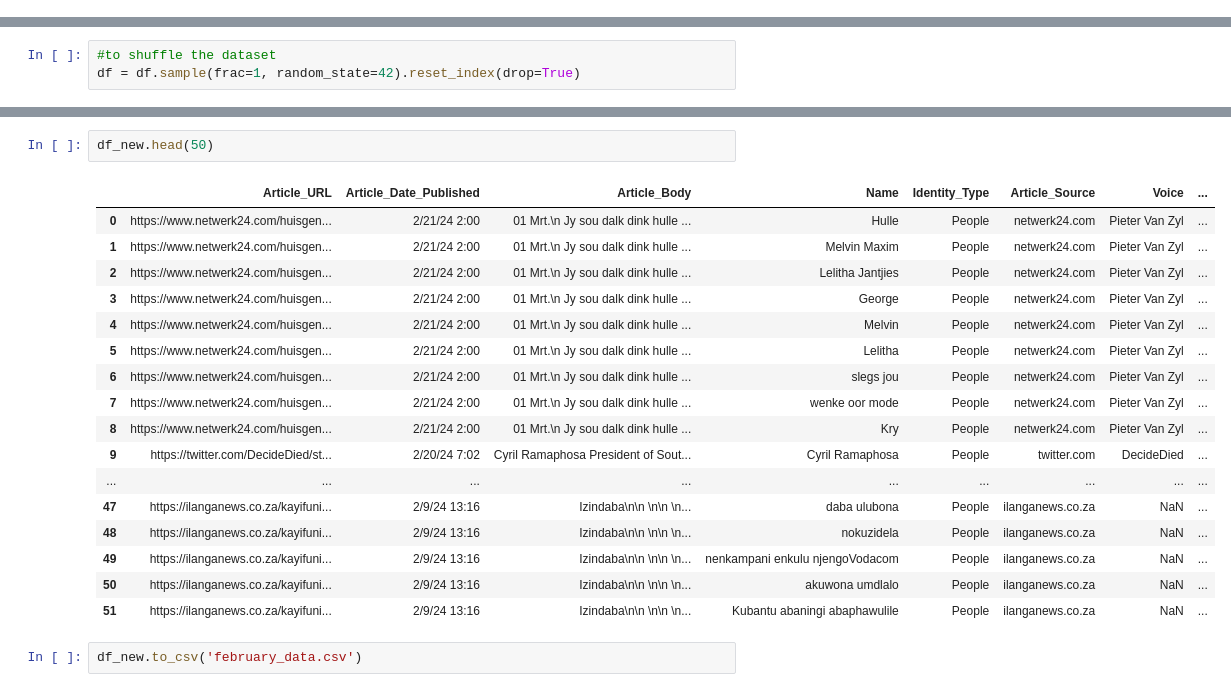
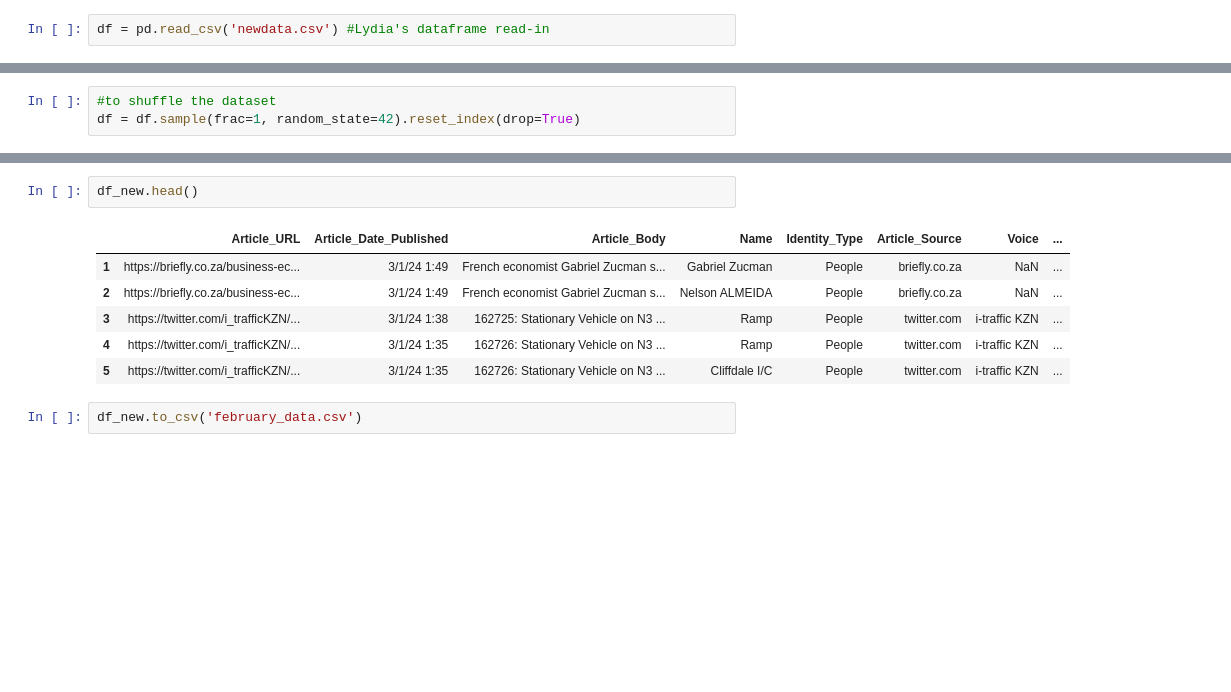
Before and after one commit to RevanthYalamanch/iX_Voxcroft2024, a Jupyter notebook: Final.ipynb, the cells around one changed output, grey strips where cells are left out. Saved outputs shown, nothing was run; the diff lists cells and outputs as text; blank space fills up the shorter version.

```diff
--- a/Final.ipynb
+++ b/Final.ipynb
@@ -38,3 +46,5 @@ nltk.download('wordnet')
+# %%
+df = pd.read_csv('newdata.csv') #Lydia's dataframe read-in
 # %% [markdown]
 # TFIDF
 # %%
@@ -292,25 +335,14 @@ df_new = df[df['Name']!='nan']
 
 df['Name'] = df['Name'].str.upper()
 # %%
-df_new.head(50)
+df_new.head()
 # %% [output]
 |  | Article_URL | Article_Date_Published | Article_Body | Name | Identity_Type | Article_Source | Voice | ... |
-| 0 | https://www.netwerk24.com/huisgen... | 2/21/24 2:00 | 01 Mrt.\n Jy sou dalk dink hulle ... | Hulle | People | netwerk24.com | Pieter Van Zyl | ... |
-| 1 | https://www.netwerk24.com/huisgen... | 2/21/24 2:00 | 01 Mrt.\n Jy sou dalk dink hulle ... | Melvin Maxim | People | netwerk24.com | Pieter Van Zyl | ... |
-| 2 | https://www.netwerk24.com/huisgen... | 2/21/24 2:00 | 01 Mrt.\n Jy sou dalk dink hulle ... | Lelitha Jantjies | People | netwerk24.com | Pieter Van Zyl | ... |
-| 3 | https://www.netwerk24.com/huisgen... | 2/21/24 2:00 | 01 Mrt.\n Jy sou dalk dink hulle ... | George | People | netwerk24.com | Pieter Van Zyl | ... |
-| 4 | https://www.netwerk24.com/huisgen... | 2/21/24 2:00 | 01 Mrt.\n Jy sou dalk dink hulle ... | Melvin | People | netwerk24.com | Pieter Van Zyl | ... |
-| 5 | https://www.netwerk24.com/huisgen... | 2/21/24 2:00 | 01 Mrt.\n Jy sou dalk dink hulle ... | Lelitha | People | netwerk24.com | Pieter Van Zyl | ... |
-| 6 | https://www.netwerk24.com/huisgen... | 2/21/24 2:00 | 01 Mrt.\n Jy sou dalk dink hulle ... | slegs jou | People | netwerk24.com | Pieter Van Zyl | ... |
-| 7 | https://www.netwerk24.com/huisgen... | 2/21/24 2:00 | 01 Mrt.\n Jy sou dalk dink hulle ... | wenke oor mode | People | netwerk24.com | Pieter Van Zyl | ... |
-| 8 | https://www.netwerk24.com/huisgen... | 2/21/24 2:00 | 01 Mrt.\n Jy sou dalk dink hulle ... | Kry | People | netwerk24.com | Pieter Van Zyl | ... |
-| 9 | https://twitter.com/DecideDied/st... | 2/20/24 7:02 | Cyril Ramaphosa President of Sout... | Cyril Ramaphosa | People | twitter.com | DecideDied | ... |
-| ... | ... | ... | ... | ... | ... | ... | ... | ... |
-| 47 | https://ilanganews.co.za/kayifuni... | 2/9/24 13:16 | Izindaba\n\n \n\n \n... | daba ulubona | People | ilanganews.co.za | NaN | ... |
-| 48 | https://ilanganews.co.za/kayifuni... | 2/9/24 13:16 | Izindaba\n\n \n\n \n... | nokuzidela | People | ilanganews.co.za | NaN | ... |
-| 49 | https://ilanganews.co.za/kayifuni... | 2/9/24 13:16 | Izindaba\n\n \n\n \n... | nenkampani enkulu njengoVodacom | People | ilanganews.co.za | NaN | ... |
-| 50 | https://ilanganews.co.za/kayifuni... | 2/9/24 13:16 | Izindaba\n\n \n\n \n... | akuwona umdlalo | People | ilanganews.co.za | NaN | ... |
-| 51 | https://ilanganews.co.za/kayifuni... | 2/9/24 13:16 | Izindaba\n\n \n\n \n... | Kubantu abaningi abaphawulile | People | ilanganews.co.za | NaN | ... |
+| 1 | https://briefly.co.za/business-ec... | 3/1/24 1:49 | French economist Gabriel Zucman s... | Gabriel Zucman | People | briefly.co.za | NaN | ... |
+| 2 | https://briefly.co.za/business-ec... | 3/1/24 1:49 | French economist Gabriel Zucman s... | Nelson ALMEIDA | People | briefly.co.za | NaN | ... |
+| 3 | https://twitter.com/i_trafficKZN/... | 3/1/24 1:38 | 162725: Stationary Vehicle on N3 ... | Ramp | People | twitter.com | i-traffic KZN | ... |
+| 4 | https://twitter.com/i_trafficKZN/... | 3/1/24 1:35 | 162726: Stationary Vehicle on N3 ... | Ramp | People | twitter.com | i-traffic KZN | ... |
+| 5 | https://twitter.com/i_trafficKZN/... | 3/1/24 1:35 | 162726: Stationary Vehicle on N3 ... | Cliffdale I/C | People | twitter.com | i-traffic KZN | ... |
 # %%
 df_new.to_csv('february_data.csv')
 # %% [markdown]
```
Also changed, not shown: parts of 2 cells of this notebook.
